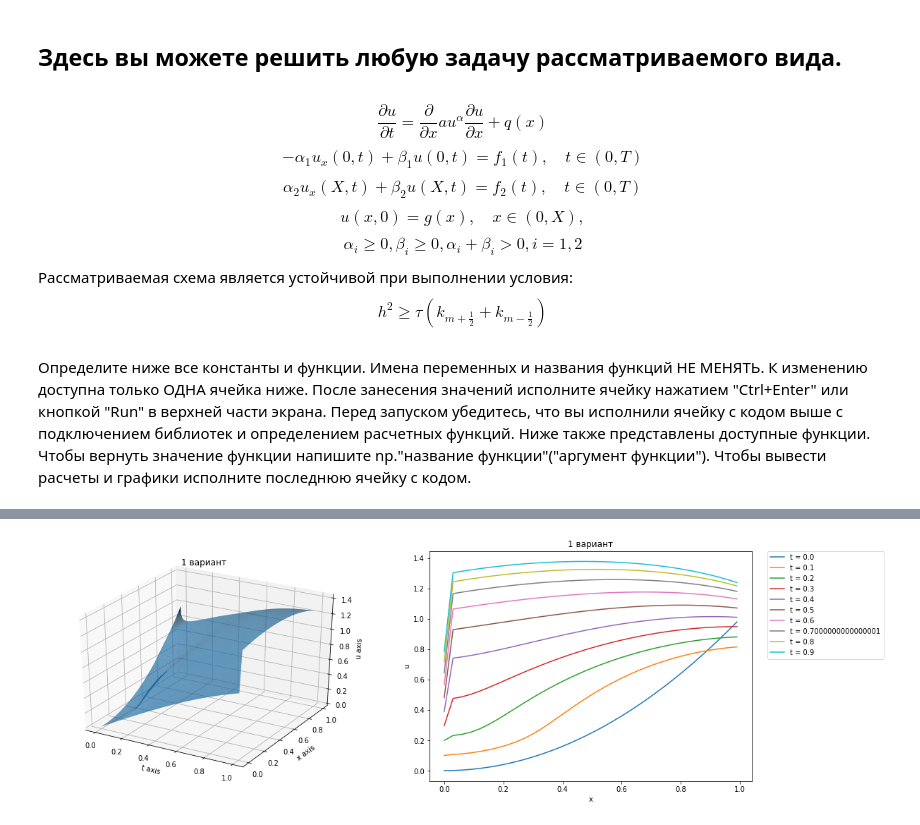
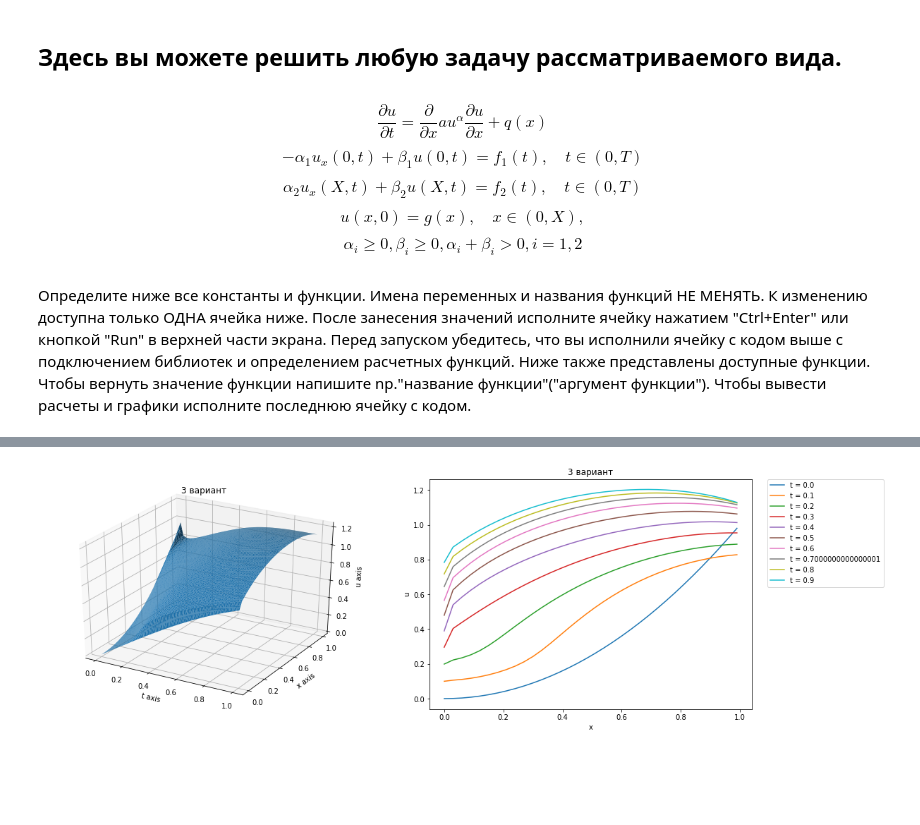
Before and after one commit to vladislav1q/computational_mathematics, a Jupyter notebook: final_project/project_experiment.ipynb, the cells around one changed output, grey strips where cells are left out. Cells and saved outputs as stored; diff of their text form; code cells hidden in the pictures; blank space fills up the shorter version.

```diff
--- a/final_project/project_experiment.ipynb
+++ b/final_project/project_experiment.ipynb
@@ -179,8 +420,6 @@ def plot_3d_exact_solution(ax1, ax2, t_n, x_n, t_step, x_step, front_frequency):
 ## Здесь вы можете решить любую задачу рассматриваемого вида.
 # %% [markdown]
 $$ \frac{\partial u}{\partial t}=\frac{\partial}{\partial x }a u^\alpha\frac{\partial u}{\partial x}+q(x)$$ $$ -\alpha_1 u_x(0,t) + \beta_1 u(0,t)=f_1(t), \quad t\in(0,T) $$ $$ \alpha_2 u_x(X,t) + \beta_2 u(X,t)=f_2(t), \quad t\in(0,T) $$ $$ u(x,0)=g(x), \quad x\in(0,X), $$ $$ \alpha_i \geqslant 0, \beta_i \geqslant 0, \alpha_i+\beta_i > 0, i = 1,2 $$
-Рассматриваемая схема является устойчивой при выполнении условия:
-$$ h^2 \geqslant \tau(k_{m+\frac{1}{2}} + k_{m-\frac{1}{2}})$$
 # %% [markdown]
 Определите ниже все константы и функции. Имена переменных и названия функций НЕ МЕНЯТЬ. К изменению доступна только ОДНА ячейка ниже. После занесения значений исполните ячейку нажатием "Ctrl+Enter" или кнопкой "Run" в верхней части экрана. Перед запуском убедитесь, что вы исполнили ячейку с кодом выше с подключением библиотек и определением расчетных функций. Ниже также представлены доступные функции. Чтобы вернуть значение функции напишите np."название функции"("аргумент функции"). Чтобы вывести расчеты и графики исполните последнюю ячейку с кодом.
 # %% [markdown]
@@ -202,9 +441,11 @@ X = 1
 T = 1
 
 x_step = 0.03            # шаг сетки по координате
-t_step = 0.001           # шаг сетки по времени
-front_frequency = 100    # частота линий фронта на графике
-n = 1                    # число от 1 до 4 - номер способа расчета коэффициента теплопроводности
+t_step = 0.01           # шаг сетки по времени
+front_frequency = 10    # частота линий фронта на графике
+n_steps = 1            # число циклов уточняющей прогонки
+ksi = 0.5                # параметр схемы
+n = 3                    # число от 1 до 4 - номер способа расчета коэффициента теплопроводности
 
 def f1(t):
     return np.sin(t)
@@ -217,22 +458,22 @@ def q(t,x):
 # %%
 # В этой ячейке ничего не менять. Исполнить после определения всех параметров задачи
 x_left = 0
 x_right = X
 x_n = int((x_right-x_left)/x_step)
 
 t_left = 0
 t_right = T
 t_n = int((t_right-t_left)/t_step)
 
 fig1 = plt.figure(figsize=(18,6))
 
 
-solution = solve_equation(t_n, x_n, t_step, x_step,n)
+solution = solve_equation_crank_nicolson(t_n, x_n, t_step, x_step,n, n_steps, ksi)
 ax1 = fig1.add_subplot(1, 2, 1, projection='3d')
 ax2 = fig1.add_subplot(1, 2, 2)
 plot_3d(ax1, ax2, solution, t_n, x_n, n, front_frequency)
 
 ax2.legend(bbox_to_anchor=(1.05, 1), loc='upper left', borderaxespad=0.)
 plt.show()
 # %% [output]
-[figure, old version]
+[figure, new version]
```
Also changed, not shown: parts of 1 cell of this notebook, 22 other files.
